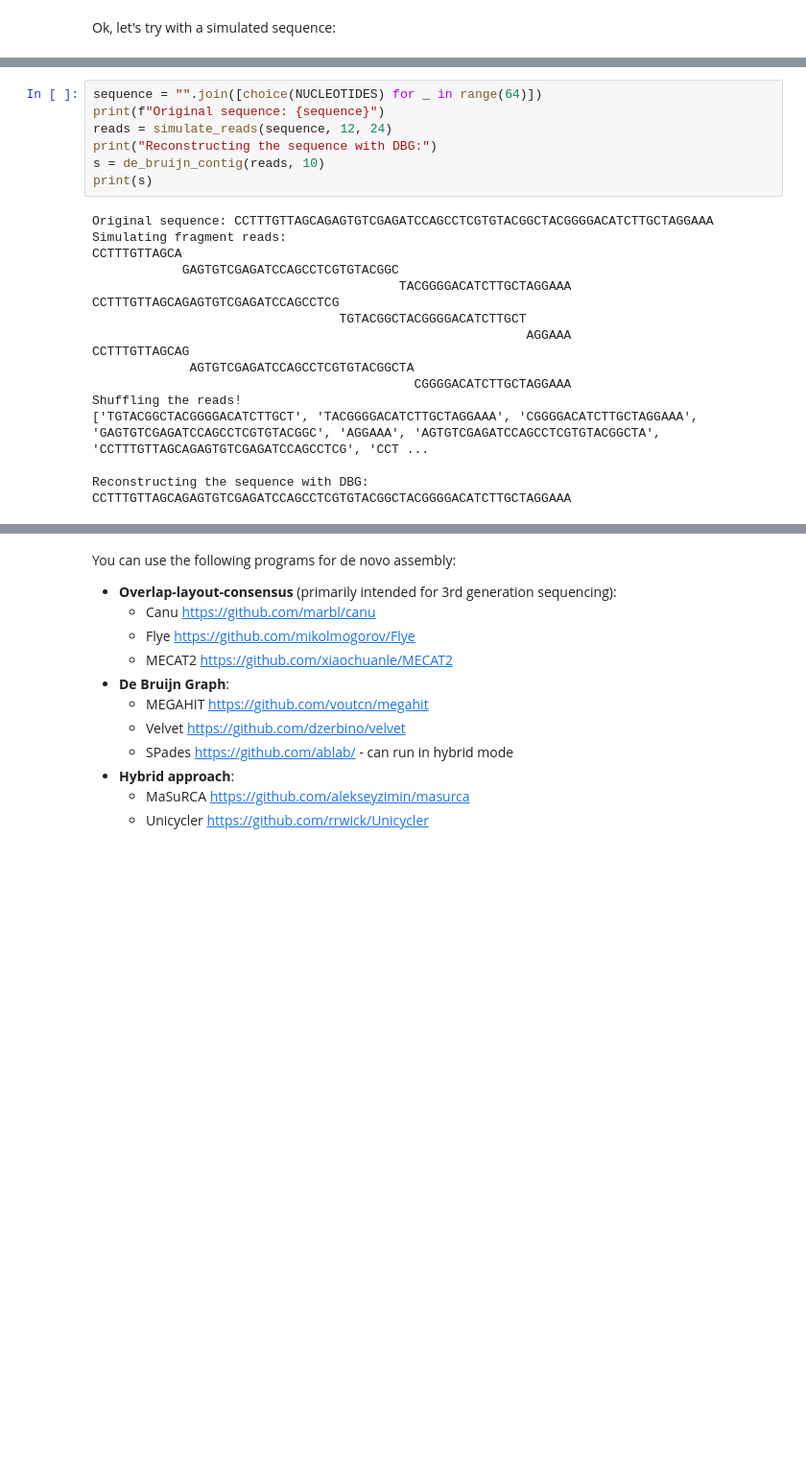
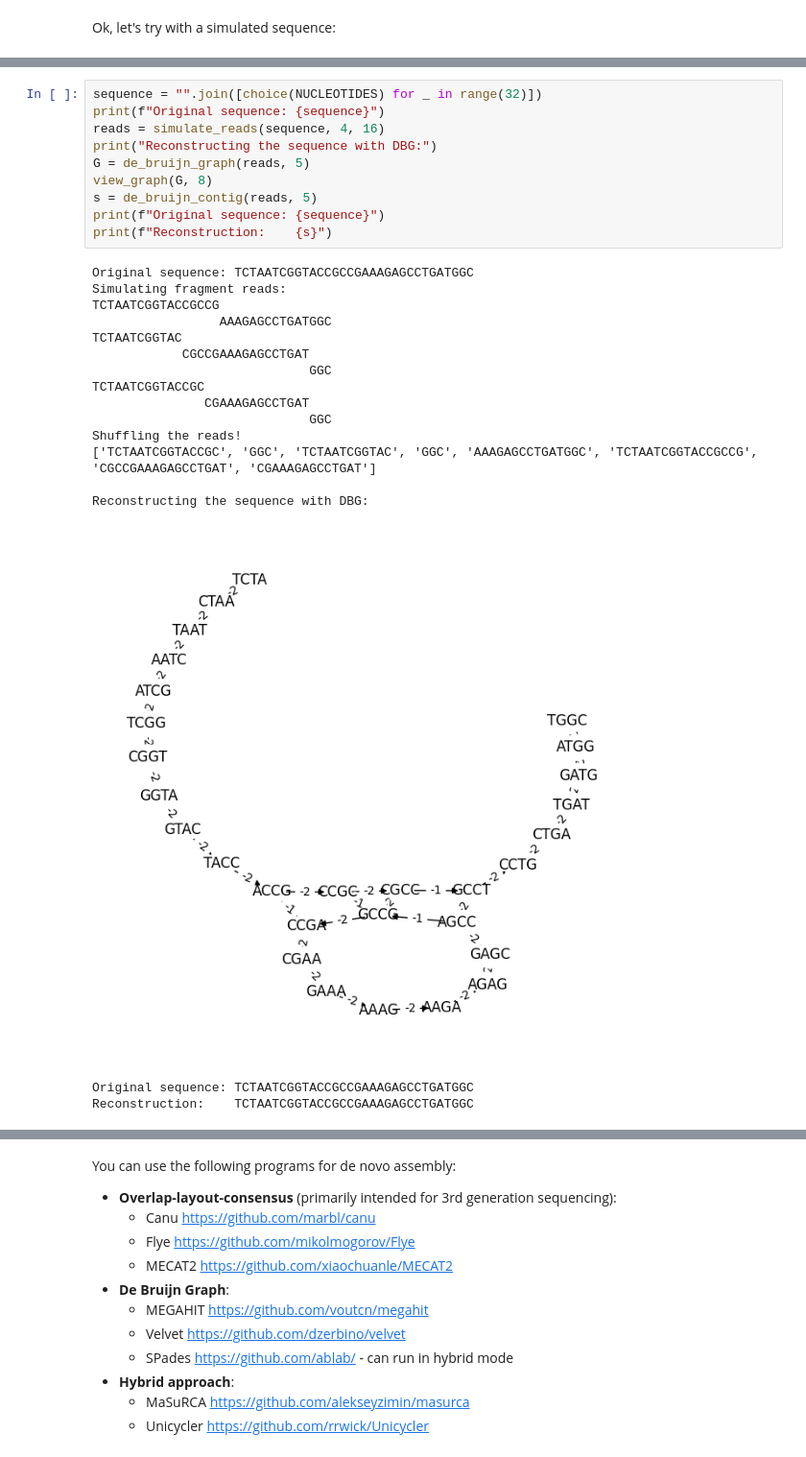
Before and after one commit to Vincent-Therrien/genome-101, a Jupyter notebook: tutorial.ipynb, the cells around one changed output, grey strips where cells are left out. Shown at 96% size. Saved outputs shown, nothing was run; the diff lists cells and outputs as text; blank space fills up the shorter version.

```diff
--- a/tutorial.ipynb
+++ b/tutorial.ipynb
@@ -540,25 +543,29 @@ with a simulated sequence:
 # %%
-sequence = "".join([choice(NUCLEOTIDES) for _ in range(64)])
+sequence = "".join([choice(NUCLEOTIDES) for _ in range(32)])
 print(f"Original sequence: {sequence}")
-reads = simulate_reads(sequence, 12, 24)
+reads = simulate_reads(sequence, 4, 16)
 print("Reconstructing the sequence with DBG:")
-s = de_bruijn_contig(reads, 10)
-print(s)
+G = de_bruijn_graph(reads, 5)
+view_graph(G, 8)
+s = de_bruijn_contig(reads, 5)
+print(f"Original sequence: {sequence}")
+print(f"Reconstruction:    {s}")
 # %% [output]
-Original sequence: CCTTTGTTAGCAGAGTGTCGAGATCCAGCCTCGTGTACGGCTACGGGGACATCTTGCTAGGAAA
+Original sequence: TCTAATCGGTACCGCCGAAAGAGCCTGATGGC
 Simulating fragment reads:
-CCTTTGTTAGCA
-            GAGTGTCGAGATCCAGCCTCGTGTACGGC
-                                         TACGGGGACATCTTGCTAGGAAA
-CCTTTGTTAGCAGAGTGTCGAGATCCAGCCTCG
-                                 TGTACGGCTACGGGGACATCTTGCT
-                                                          AGGAAA
-CCTTTGTTAGCAG
-             AGTGTCGAGATCCAGCCTCGTGTACGGCTA
-                                           CGGGGACATCTTGCTAGGAAA
+TCTAATCGGTACCGCCG
+                 AAAGAGCCTGATGGC
+TCTAATCGGTAC
+            CGCCGAAAGAGCCTGAT
+                             GGC
+TCTAATCGGTACCGC
+               CGAAAGAGCCTGAT
+                             GGC
 Shuffling the reads!
-['TGTACGGCTACGGGGACATCTTGCT', 'TACGGGGACATCTTGCTAGGAAA', 'CGGGGACATCTTGCTAGGAAA', 'GAGTGTCGAGATCCAGCCTCGTGTACGGC', 'AGGAAA', 'AGTGTCGAGATCCAGCCTCGTGTACGGCTA', 'CCTTTGTTAGCAGAGTGTCGAGATCCAGCCTCG', 'CCT ...
+['TCTAATCGGTACCGC', 'GGC', 'TCTAATCGGTAC', 'GGC', 'AAAGAGCCTGATGGC', 'TCTAATCGGTACCGCCG', 'CGCCGAAAGAGCCTGAT', 'CGAAAGAGCCTGAT']
 
 Reconstructing the sequence with DBG:
-CCTTTGTTAGCAGAGTGTCGAGATCCAGCCTCGTGTACGGCTACGGGGACATCTTGCTAGGAAA
+[figure, added]
+Original sequence: TCTAATCGGTACCGCCGAAAGAGCCTGATGGC
+Reconstruction:    TCTAATCGGTACCGCCGAAAGAGCCTGATGGC
 # %% [markdown]
```
Also changed, not shown: parts of 24 cells of this notebook, 1 other file.
